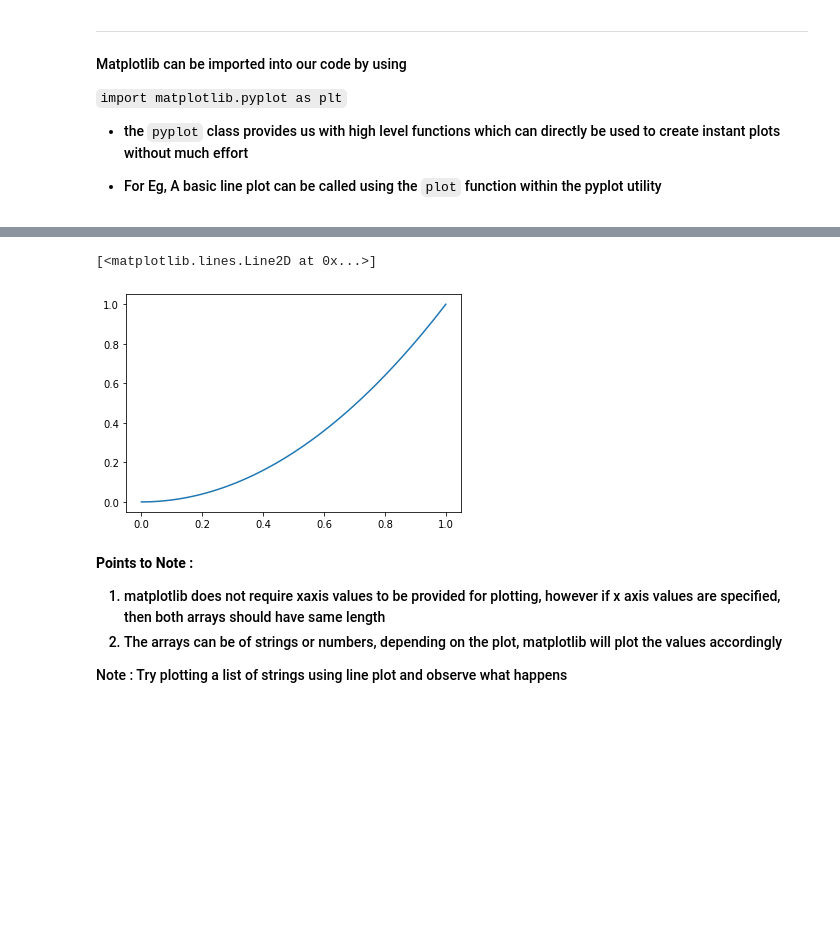
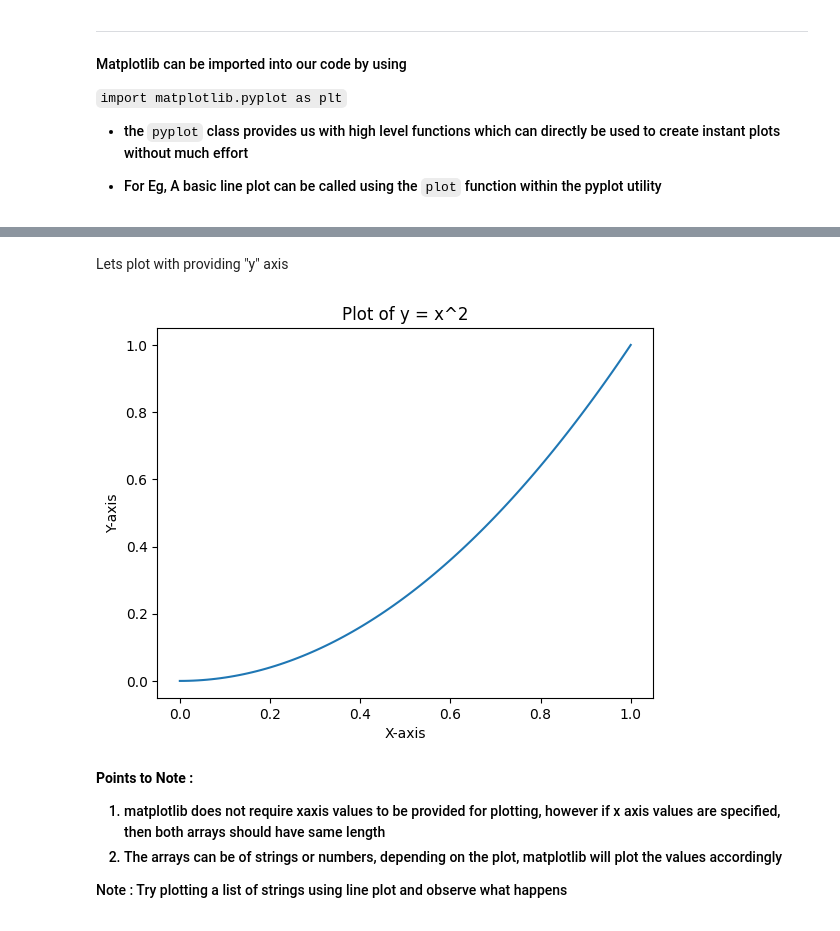
Before and after one commit to thivinanandh/Teaching-Python, a Jupyter notebook: Python-Libraries/Matplotlib.ipynb, the cells around one changed output, grey strips where cells are left out. Drawn from its saved outputs; the diff is of its cells as text; code cells hidden in the pictures; blank space fills up the shorter version.

Commit message:
Updated Matplotlib ipynb with comments

```diff
--- a/Python-Libraries/Matplotlib.ipynb
+++ b/Python-Libraries/Matplotlib.ipynb
@@ -140,16 +159,27 @@ plt.plot(a)
+# %% [markdown]
+Lets plot with providing "y" axis
 # %%
 ## Import libraries
-import numpy as np
-import matplotlib.pyplot as plt
+import numpy as np              # Import the NumPy library for numerical operations
+import matplotlib.pyplot as plt # Import the Matplotlib library for plotting
 
 ## Create Arrays for x and Y
-x  = np.linspace(0,1,100)
-y  = [k*k for k in x]   ## Mimics the function y = x**2
+x = np.linspace(0, 1, 100)      # Create an array of 100 linearly spaced points between 0 and 1
+y = [k*k for k in x]           # Create an array 'y' by calculating the square of each 'x' value
+                                # This mimics the function y = x**2
 
-plt.plot(x,y)
+# Create a plot using the 'plot' function
+plt.plot(x, y)
+
+# Add labels and a title to the plot
+plt.xlabel('X-axis')            # Label for the x-axis
+plt.ylabel('Y-axis')            # Label for the y-axis
+plt.title('Plot of y = x^2')    # Title for the plot
+
+# Display the plot
+plt.show()
 # %% [output]
-[<matplotlib.lines.Line2D at 0x...>]
-[figure, old version]
+[figure, new version]
 # %% [markdown]
 <div style="color:black; font-family: 'Quicksand', sans-serif;font-weight:500">
 
```
Also changed, not shown: parts of 57 cells of this notebook.
